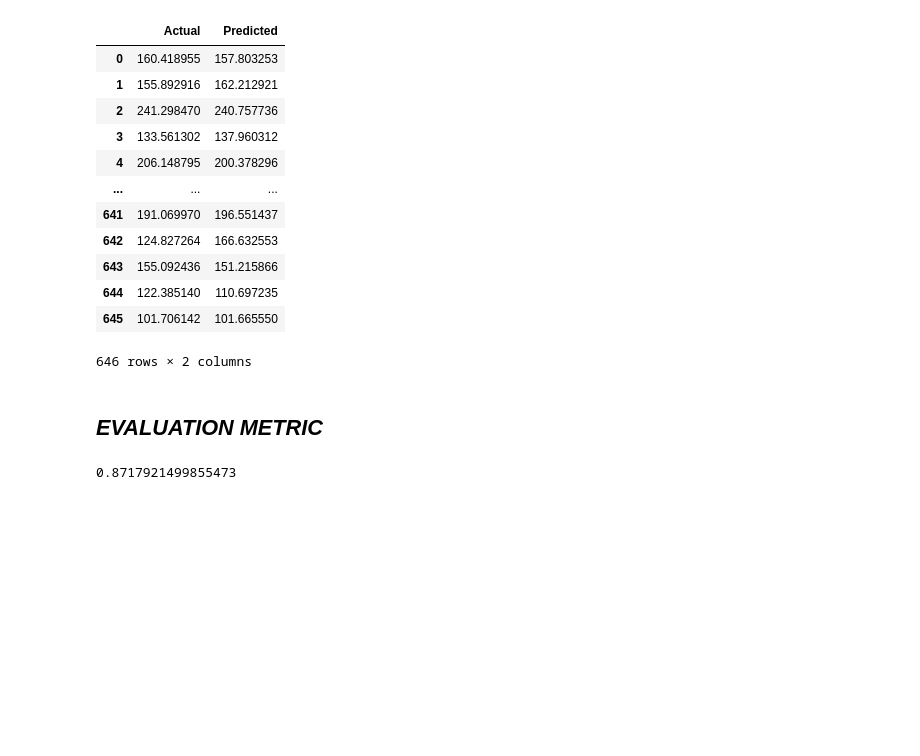
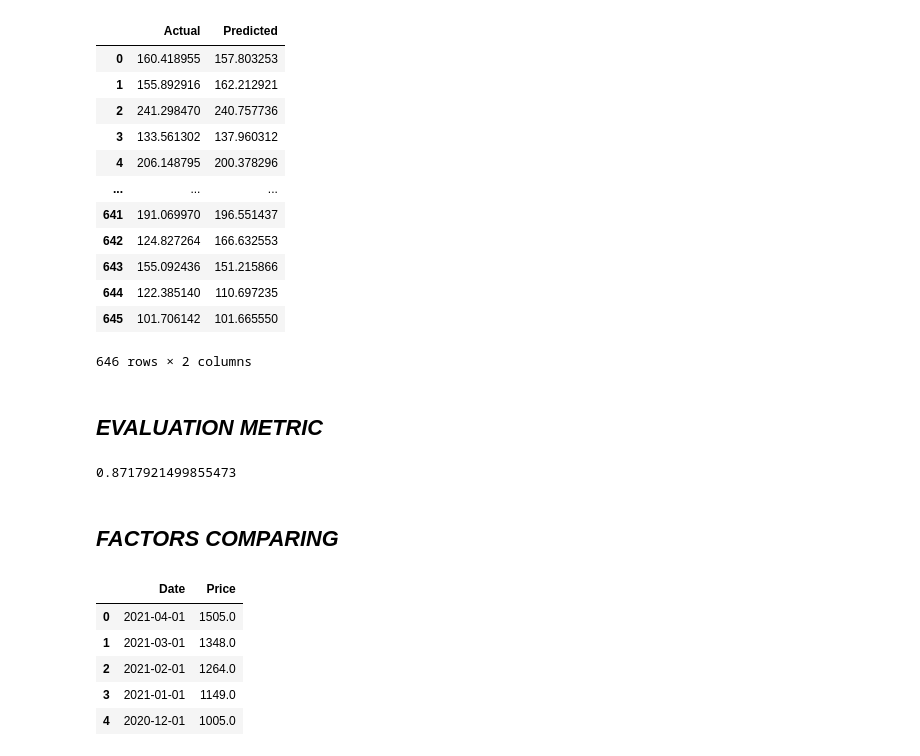
Before and after one commit to JayabharathiRavi/HOME_LLC, a Jupyter notebook: Home_LLC.ipynb, the cells around one changed output. Saved outputs shown, nothing was run; the diff lists cells and outputs as text; code cells hidden in the pictures; blank space fills up the shorter version.

```diff
--- a/Home_LLC.ipynb
+++ b/Home_LLC.ipynb
@@ -494,3 +491,5 @@ df
 print(metrics.r2_score(xgb.predict(X_test),y_test))
 # %% [output]
 0.8717921499855473
+# %% [markdown]
+## *FACTORS COMPARING*
@@ -496,0 +498,9 @@ print(metrics.r2_score(xgb.predict(X_test),y_test))
+# %%
+df_steel.head()
+# %% [output]
+|  | Date | Price |
+| 0 | 2021-04-01 | 1505.0 |
+| 1 | 2021-03-01 | 1348.0 |
+| 2 | 2021-02-01 | 1264.0 |
+| 3 | 2021-01-01 | 1149.0 |
+| 4 | 2020-12-01 | 1005.0 |
```
Also changed, not shown: parts of 10 cells of this notebook.
